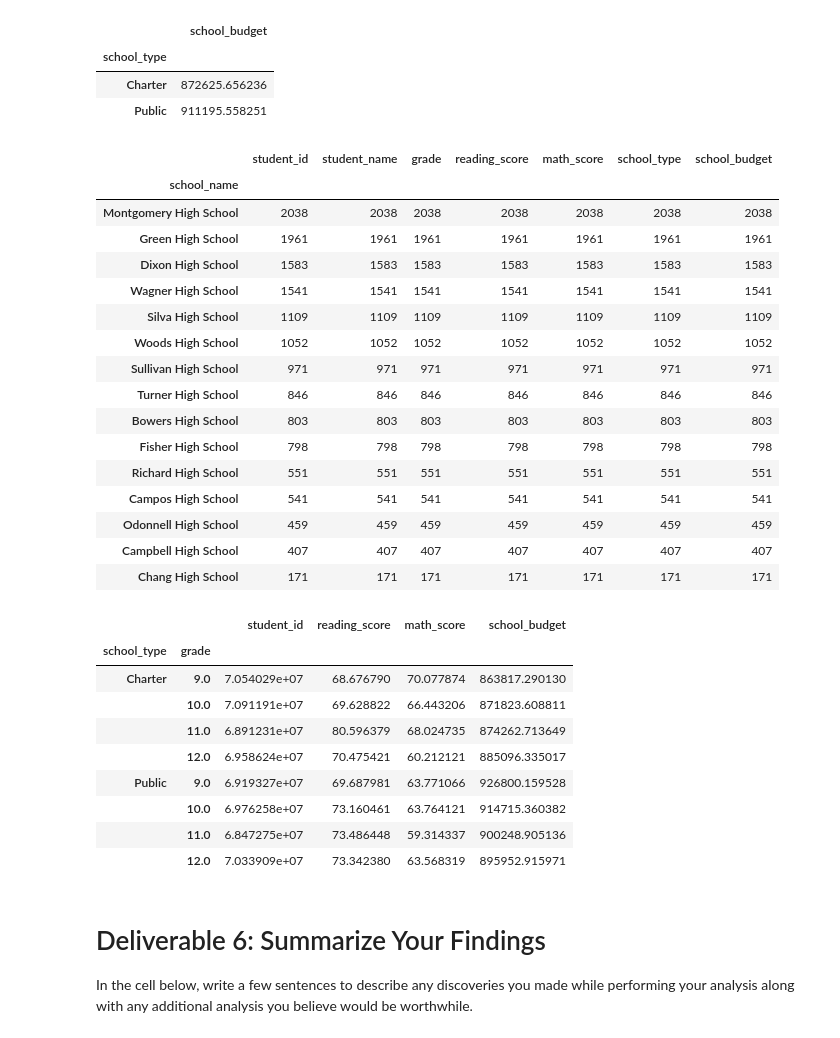
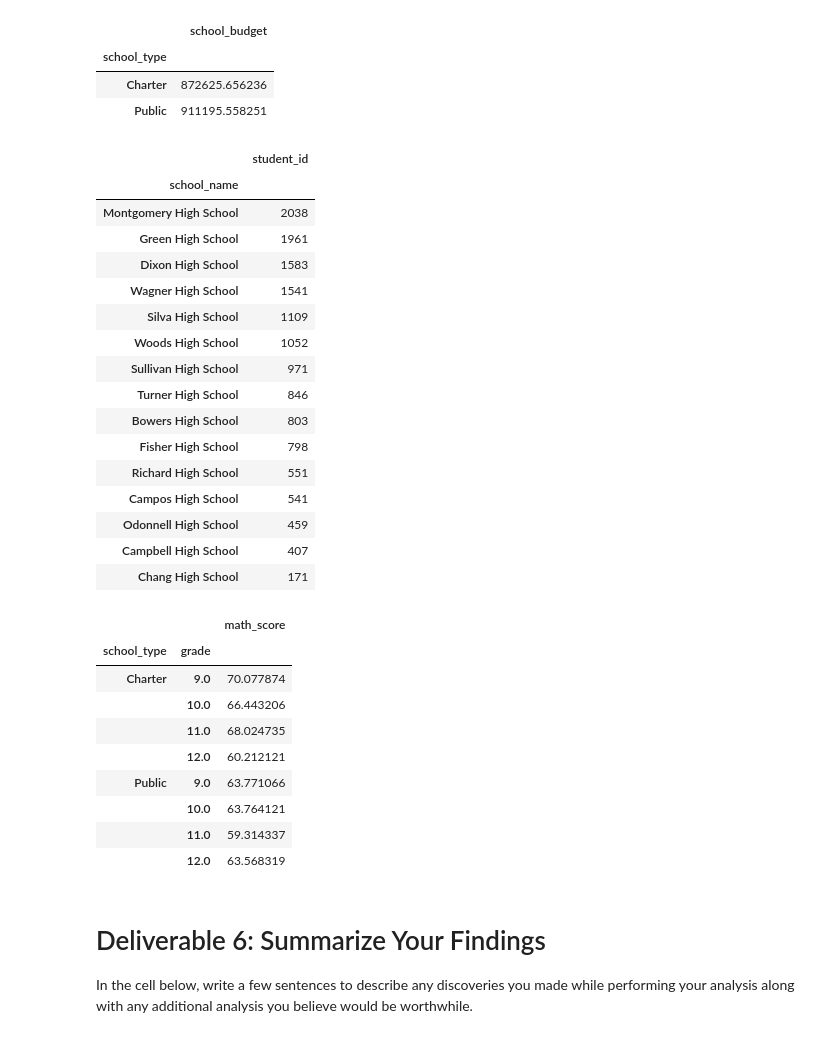
Before and after one commit to jyotik81/School_District_Analysis, a Jupyter notebook: Student_Data_Challenge_Starter_Code.ipynb, the cells around one changed output. Cells and saved outputs as stored; diff of their text form; code cells hidden in the pictures.

```diff
--- a/Student_Data_Challenge_Starter_Code.ipynb
+++ b/Student_Data_Challenge_Starter_Code.ipynb
@@ -288,41 +288,41 @@ Budget_df.loc[:,["school_budget"]]
 # %%
 # Use the `groupby`, `count`, and `sort_values` functions to find the
 # total number of students at each school and sort from most students to least students.
-Co_stu_df = (student_df.groupby("school_name").count())
+Co_stu_df = (student_df[['school_name','student_id']].groupby("school_name").count())
 Co_stu_df.sort_values(["student_id"], ascending= False)
 # %% [output]
-|  | student_id | student_name | grade | reading_score | math_score | school_type | school_budget |
-| school_name |  |  |  |  |  |  |  |
-| Montgomery High School | 2038 | 2038 | 2038 | 2038 | 2038 | 2038 | 2038 |
-| Green High School | 1961 | 1961 | 1961 | 1961 | 1961 | 1961 | 1961 |
-| Dixon High School | 1583 | 1583 | 1583 | 1583 | 1583 | 1583 | 1583 |
-| Wagner High School | 1541 | 1541 | 1541 | 1541 | 1541 | 1541 | 1541 |
-| Silva High School | 1109 | 1109 | 1109 | 1109 | 1109 | 1109 | 1109 |
-| Woods High School | 1052 | 1052 | 1052 | 1052 | 1052 | 1052 | 1052 |
-| Sullivan High School | 971 | 971 | 971 | 971 | 971 | 971 | 971 |
-| Turner High School | 846 | 846 | 846 | 846 | 846 | 846 | 846 |
-| Bowers High School | 803 | 803 | 803 | 803 | 803 | 803 | 803 |
-| Fisher High School | 798 | 798 | 798 | 798 | 798 | 798 | 798 |
-| Richard High School | 551 | 551 | 551 | 551 | 551 | 551 | 551 |
-| Campos High School | 541 | 541 | 541 | 541 | 541 | 541 | 541 |
-| Odonnell High School | 459 | 459 | 459 | 459 | 459 | 459 | 459 |
-| Campbell High School | 407 | 407 | 407 | 407 | 407 | 407 | 407 |
-| Chang High School | 171 | 171 | 171 | 171 | 171 | 171 | 171 |
+|  | student_id |
+| school_name |  |
+| Montgomery High School | 2038 |
+| Green High School | 1961 |
+| Dixon High School | 1583 |
+| Wagner High School | 1541 |
+| Silva High School | 1109 |
+| Woods High School | 1052 |
+| Sullivan High School | 971 |
+| Turner High School | 846 |
+| Bowers High School | 803 |
+| Fisher High School | 798 |
+| Richard High School | 551 |
+| Campos High School | 541 |
+| Odonnell High School | 459 |
+| Campbell High School | 407 |
+| Chang High School | 171 |
 # %%
 #Find the average math score by grade for each school type by using the groupby and mean functions, as the following image shows:
-G_score_df=student_df.groupby(["school_type", "grade"])
+G_score_df=student_df[['school_type','grade','math_score']].groupby(["school_type", "grade"])
 G_score_df.mean()
 # %% [output]
-|  |  | student_id | reading_score | math_score | school_budget |
-| school_type | grade |  |  |  |  |
-| Charter | 9.0 | 7.054029e+07 | 68.676790 | 70.077874 | 863817.290130 |
-|  | 10.0 | 7.091191e+07 | 69.628822 | 66.443206 | 871823.608811 |
-|  | 11.0 | 6.891231e+07 | 80.596379 | 68.024735 | 874262.713649 |
-|  | 12.0 | 6.958624e+07 | 70.475421 | 60.212121 | 885096.335017 |
-| Public | 9.0 | 6.919327e+07 | 69.687981 | 63.771066 | 926800.159528 |
-|  | 10.0 | 6.976258e+07 | 73.160461 | 63.764121 | 914715.360382 |
-|  | 11.0 | 6.847275e+07 | 73.486448 | 59.314337 | 900248.905136 |
-|  | 12.0 | 7.033909e+07 | 73.342380 | 63.568319 | 895952.915971 |
+|  |  | math_score |
+| school_type | grade |  |
+| Charter | 9.0 | 70.077874 |
+|  | 10.0 | 66.443206 |
+|  | 11.0 | 68.024735 |
+|  | 12.0 | 60.212121 |
+| Public | 9.0 | 63.771066 |
+|  | 10.0 | 63.764121 |
+|  | 11.0 | 59.314337 |
+|  | 12.0 | 63.568319 |
 # %% [markdown]
 # Deliverable 6: Summarize Your Findings
 In the cell below, write a few sentences to describe any discoveries you made while performing your analysis along with any additional analysis you believe would be worthwhile.
```
Also changed, not shown: parts of 1 cell of this notebook.
